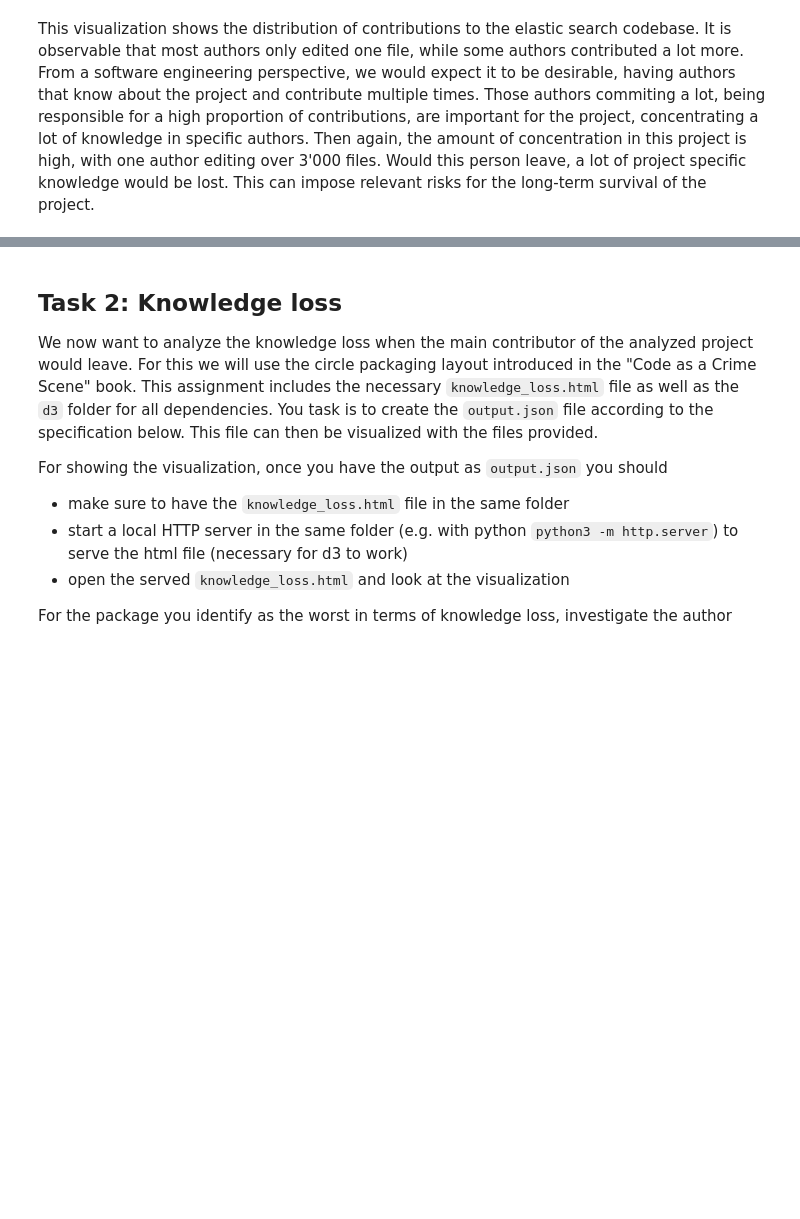
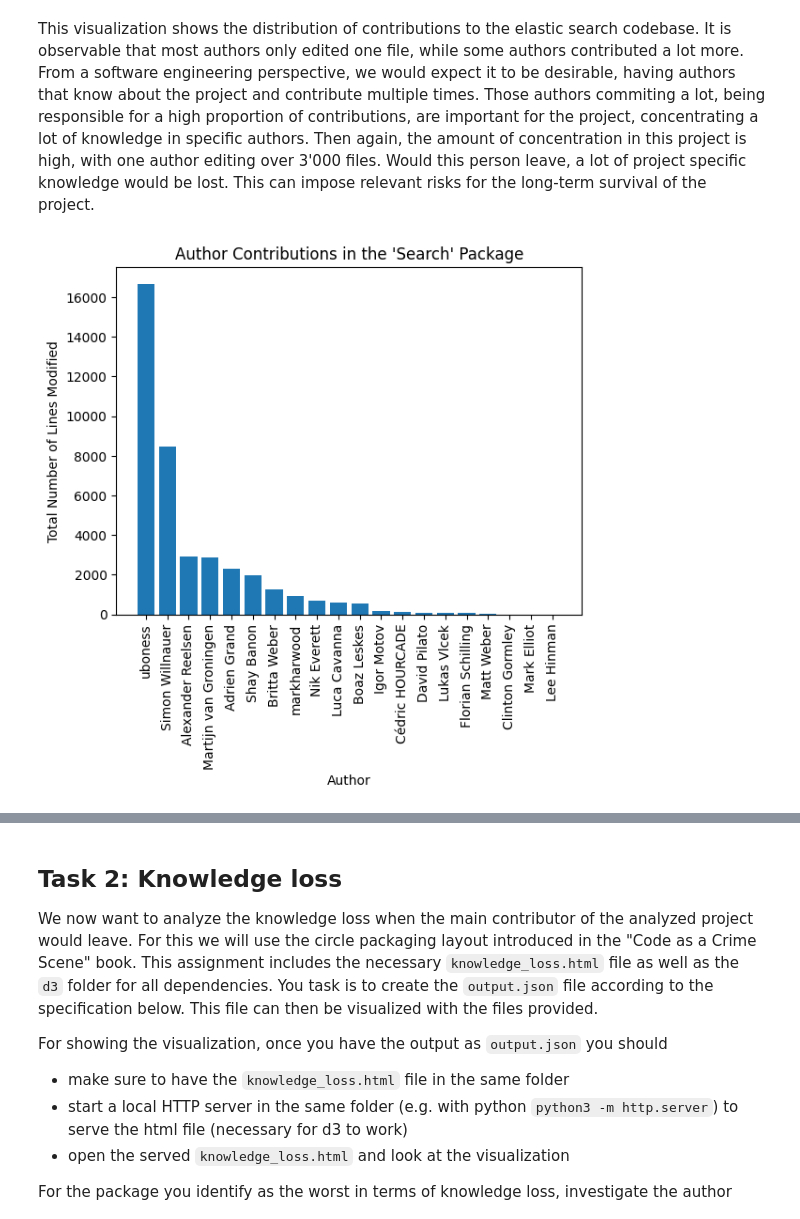
Before and after one commit to dominic-tobler/fss-group-dorech-FSS_SE_Sheet_1, a Jupyter notebook: FSS-SEII-Assignment-2025.ipynb, the cells around one changed output, grey strips where cells are left out. Saved outputs shown, nothing was run; the diff lists cells and outputs as text; code cells hidden in the pictures; blank space fills up the shorter version.

```diff
--- a/FSS-SEII-Assignment-2025.ipynb
+++ b/FSS-SEII-Assignment-2025.ipynb
@@ -132,3 +131,43 @@ plt.show()
 This visualization shows the distribution of contributions to the elastic search codebase.
 It is observable that most authors only edited one file, while some authors contributed a lot more.
 From a software engineering perspective, we would expect it to  be desirable, having authors that know about the project and contribute multiple times. Those authors commiting a lot, being responsible for a high proportion of contributions, are important for the project, concentrating a lot of knowledge in specific authors. Then again, the amount of concentration in this project is high, with one author editing over 3'000 files. Would this person leave, a lot of project specific knowledge would be lost. This can impose relevant risks for the long-term survival of the project.
+# %%
+from collections import defaultdict
+import re
+
+def get_auth_to_mod_num(package_path, mod):
+    if type(mod) != Modification:
+        raise ValueError("Parameter 'mod' must be an instance of Class Modification")
+    repo = pydriller.Repository("./elasticsearch", from_tag="v0.90.0", to_tag="v1.0.0.RC1")
+    progress = tqdm(unit="commit", total=total_number_of_commits)
+    author_to_mod_num = defaultdict(int)
+    for commit in repo.traverse_commits():
+        author = commit.author.name
+        for file in commit.modified_files:
+            if (file.new_path != None and (re.search(package_path, file.new_path))) or (file.old_path != None and (re.search(package_path, file.old_path))):
+                if mod == Modification.ADDED:
+                    author_to_mod_num[author] += file.added_lines
+                elif mod == Modification.REMOVED:
+                    author_to_mod_num[author] += file.deleted_lines
+                elif mod == Modification.TOTAL:
+                    author_to_mod_num[author] += file.added_lines + file.deleted_lines
+                elif mod == Modification.DIFF:
+                    author_to_mod_num[author] += file.added_lines - file.deleted_lines
+        progress.update(1)
+    return author_to_mod_num
+# %%
+search_package = get_auth_to_mod_num("src/main/java/org/elasticsearch/search", Modification.TOTAL)
+index_package = get_auth_to_mod_num("src/main/java/org/elasticsearch/index", Modification.TOTAL)
+action_package = get_auth_to_mod_num("src/main/java/org/elasticsearch/action", Modification.TOTAL)
+# %%
+import pandas as pd
+df_search = pd.DataFrame(list(search_package.items()), columns=['author', 'modifications'])
+df_search.sort_values(by='modifications', ascending=False, inplace=True)
+plt.bar(df_search['author'], df_search['modifications'])
+plt.xticks(rotation=90)
+plt.xlabel("Author")
+plt.ylabel("Total Number of Lines Modified")
+plt.title("Author Contributions in the 'Search' Package")
+plt.show()
+# %% [output]
+[figure, added]
```
Also changed, not shown: parts of 5 cells of this notebook.
